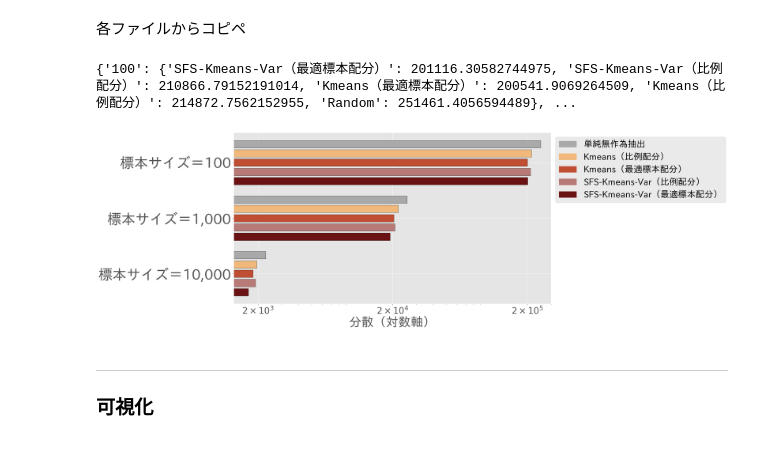
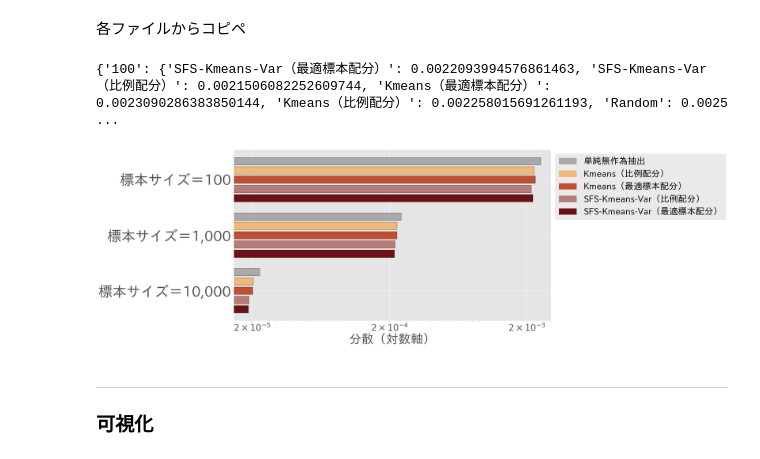
Before and after one commit to Monketu/ABtesting, a Jupyter notebook: notebook/確認用/結果の図用_標本サイズ.ipynb, the cells around one changed output. Saved outputs shown, nothing was run; the diff lists cells and outputs as text; code cells hidden in the pictures.

```diff
--- a/notebook/確認用/結果の図用_標本サイズ.ipynb
+++ b/notebook/確認用/結果の図用_標本サイズ.ipynb
@@ -45,27 +47,27 @@ once_o_color = "#6b1314"
 各ファイルからコピペ
 # %%
 dict_100 = {
-    "SFS-Kmeans-Var（最適標本配分）": 201116.30582744975,
-    "SFS-Kmeans-Var（比例配分）": 210866.79152191014,
-    "Kmeans（最適標本配分）": 200541.9069264509,
-    "Kmeans（比例配分）": 214872.7562152955,
-    "Random": 251461.4056594489,
+    "SFS-Kmeans-Var（最適標本配分）": 0.0022093994576861463,
+    "SFS-Kmeans-Var（比例配分）": 0.0021506082252609744,
+    "Kmeans（最適標本配分）": 0.0023090286383850144,
+    "Kmeans（比例配分）": 0.002258015691261193,
+    "Random": 0.002519417916,
 }
 
 dict_1000 = {
-    "SFS-Kmeans-Var（最適標本配分）": 19153.519918735437,
-    "SFS-Kmeans-Var（比例配分）": 20822.570433092285,
-    "Kmeans（最適標本配分）": 20405.22261162878,
-    "Kmeans（比例配分）": 22023.98846487841,
-    "Random": 25574.168277427103,
+    "SFS-Kmeans-Var（最適標本配分）": 0.000217609405530702,
+    "SFS-Kmeans-Var（比例配分）": 0.0002188283116216663,
+    "Kmeans（最適標本配分）": 0.00022626416430892942,
+    "Kmeans（比例配分）": 0.00022631557576274642,
+    "Random": 0.00024276052159000007,
 }
 
 dict_10000 = {
-    "SFS-Kmeans-Var（最適標本配分）": 1698.4031682560549,
-    "SFS-Kmeans-Var（比例配分）": 1922.7697769312188,
-    "Kmeans（最適標本配分）": 1834.1735381216324,
-    "Kmeans（比例配分）": 1963.3774779141318,
-    "Random": 2279.149224402876,
+    "SFS-Kmeans-Var（最適標本配分）": 1.877328748048238e-05,
+    "SFS-Kmeans-Var（比例配分）": 1.8965471164100427e-05,
+    "Kmeans（最適標本配分）": 2.016501238397456e-05,
+    "Kmeans（比例配分）": 2.0389799886651402e-05,
+    "Random": 2.2632890459900006e-05,
 }
 # %%
 def make_var_dict(dict_100, dict_1000, dict_10000) -> dict:
@@ -80,12 +82,17 @@ var_dict = make_var_dict(dict_100=dict_100, dict_1000=dict_1000, dict_10000=dict
 # %%
 print(var_dict)
 # %% [output]
-{'100': {'SFS-Kmeans-Var（最適標本配分）': 201116.30582744975, 'SFS-Kmeans-Var（比例配分）': 210866.79152191014, 'Kmeans（最適標本配分）': 200541.9069264509, 'Kmeans（比例配分）': 214872.7562152955, 'Random': 251461.4056594489}, ...
+{'100': {'SFS-Kmeans-Var（最適標本配分）': 0.0022093994576861463, 'SFS-Kmeans-Var（比例配分）': 0.0021506082252609744, 'Kmeans（最適標本配分）': 0.0023090286383850144, 'Kmeans（比例配分）': 0.002258015691261193, 'Random': 0.0025 ...
 # %%
 def scientific_notation_formatter(value, _):
-    exponent = int(np.log10(value))
+    if value == 0:
+        return r"$0$"  # 0の時はそのまま表示
+
+    exponent = np.floor(np.log10(abs(value)))  # 絶対値を取って、指数部を計算
     coefficient = value / (10**exponent)
-    return r"${:.0f} \times 10^{{{}}}$".format(coefficient, exponent)
+
+    # 科学的記数法のフォーマット
+    return r"${:.0f} \times 10^{{{}}}$".format(coefficient, int(exponent))
 # %%
 # グラフ用データを準備
 labels = [
@@ -127,36 +134,35 @@ legend_labels = [
 ]
 # 色のリスト
 legend_colors = [
     random_color,
     kmeans_p_color,
     kmeans_o_color,
     once_p_color,
     once_o_color,
 ]
 # 各ラベルに対してハンドルを作成
 handles = [plt.Rectangle((0, 0), 1, 1, color=color) for color in legend_colors]
 ax.legend(handles, legend_labels, fontsize=25, loc="upper left", bbox_to_anchor=(1, 1))
 
 # y軸の目盛りとラベルを設定
 ax.set_yticks(y_positions)
 ax.tick_params(axis="x", labelsize=25)
 ax.set_yticklabels(labels, fontsize=40)
 
 
 ax.set_xlabel("分散（対数軸）", fontsize=35)
 ax.set_xscale("log")
 ax.set_xlim(0, X_LIM_VAR)
-log_ticks = [2e3, 2e4, 2e5]
+log_ticks = X_TICKS
 formatter = FuncFormatter(scientific_notation_formatter)
 ax.set_xscale("log")
 ax.set_xticks(log_ticks)
 ax.xaxis.set_major_formatter(formatter)
 
-
 plt.tight_layout()
 plt.show()
 # %% [output]
-[figure, old version]
+[figure, new version]
 # %% [markdown]
 -----------
 ### 可視化
```
Also changed, not shown: parts of 1 cell of this notebook, 2 other files.
